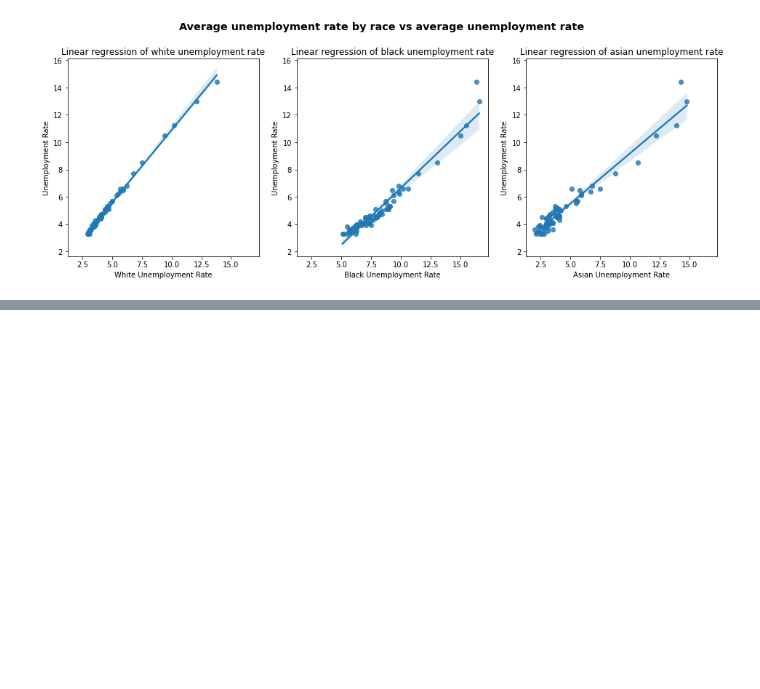
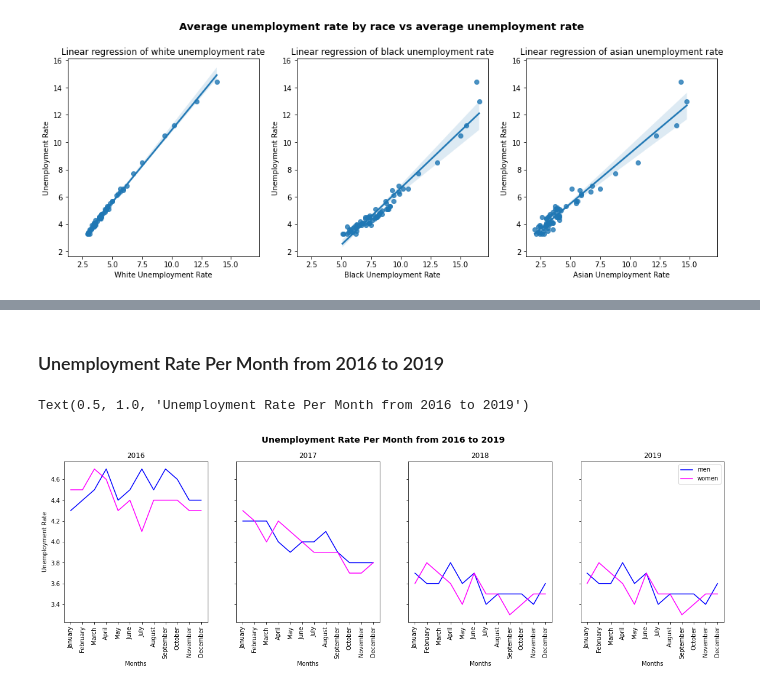
Before and after one commit to asma512/exploratory_data_analysis_project, a Jupyter notebook: Exploratory Data Analysis Project.ipynb, the cells around one changed output, grey strips where cells are left out. Saved outputs shown, nothing was run; the diff lists cells and outputs as text; code cells hidden in the pictures; blank space fills up the shorter version.

```diff
--- a/Exploratory Data Analysis Project.ipynb
+++ b/Exploratory Data Analysis Project.ipynb
@@ -260,0 +272,2 @@ plt.show()
+# %%
+base_url="https://api.bls.gov/publicAPI/v2/timeseries/data/"
@@ -260,0 +346,57 @@ plt.show()
+# %%
+#subset each year for male
+m_2016 = male_unemployment[male_unemployment["year"]==2016]
+m_2017 = male_unemployment[male_unemployment["year"]==2017]
+m_2018 = male_unemployment[male_unemployment["year"]==2018]
+m_2019 = male_unemployment[male_unemployment["year"]==2018]
+m_2020 = male_unemployment[male_unemployment["year"]==2020]
+# %%
+#subset each year for female
+f_2016 = female_unemployment[female_unemployment["year"]==2016]
+f_2017 = female_unemployment[female_unemployment["year"]==2017]
+f_2018 = female_unemployment[female_unemployment["year"]==2018]
+f_2019 = female_unemployment[female_unemployment["year"]==2018]
+f_2020 = female_unemployment[female_unemployment["year"]==2020]
+# %% [markdown]
+### Unemployment Rate Per Month from 2016 to 2019
+# %%
+# line plot for each year by gender
+fig, ax = plt.subplots(1,4,figsize=(20,5),sharey=True)
+
+ax[0].plot(m_2016["periodName"],m_2016["men"],color='blue',label="men")
+ax[0].plot(f_2016["periodName"],f_2016["women"],color='magenta',label="women")
+
+ax[1].plot(m_2017["periodName"],m_2017["men"],color='blue',label="men")
+ax[1].plot(f_2017["periodName"],f_2017["women"],color='magenta',label="women")
+
+ax[2].plot(m_2018["periodName"],m_2018["men"],color='blue',label="men")
+ax[2].plot(f_2018["periodName"],f_2018["women"],color='magenta',label="women")
+
+
+ax[3].plot(m_2019["periodName"],m_2019["men"],color='blue',label="men")
+ax[3].plot(f_2019["periodName"],f_2019["women"],color='magenta',label="women")
+
+
+ax[0].set_ylabel('Unemployment Rate')
+
+ax[0].set_xlabel('Months')
+ax[1].set_xlabel('Months')
+ax[2].set_xlabel('Months')
+ax[3].set_xlabel('Months')
+
+ax[0].set_title('2016')
+ax[1].set_title('2017')
+ax[2].set_title('2018')
+ax[3].set_title('2019')
+
+ax[0].set_xticklabels(m_2016["periodName"], rotation=90)
+ax[1].set_xticklabels(m_2017["periodName"], rotation=90)
+ax[2].set_xticklabels(m_2018["periodName"], rotation=90)
+ax[3].set_xticklabels(m_2019["periodName"], rotation=90)
+
+plt.legend()
+
+plt.suptitle('Unemployment Rate Per Month from 2016 to 2019', y=1.00, weight='bold', size='x-large')
+# %% [output]
+Text(0.5, 1.0, 'Unemployment Rate Per Month from 2016 to 2019')
+[figure, added]
```
Also changed, not shown: parts of 38 cells of this notebook, 2 other files.
